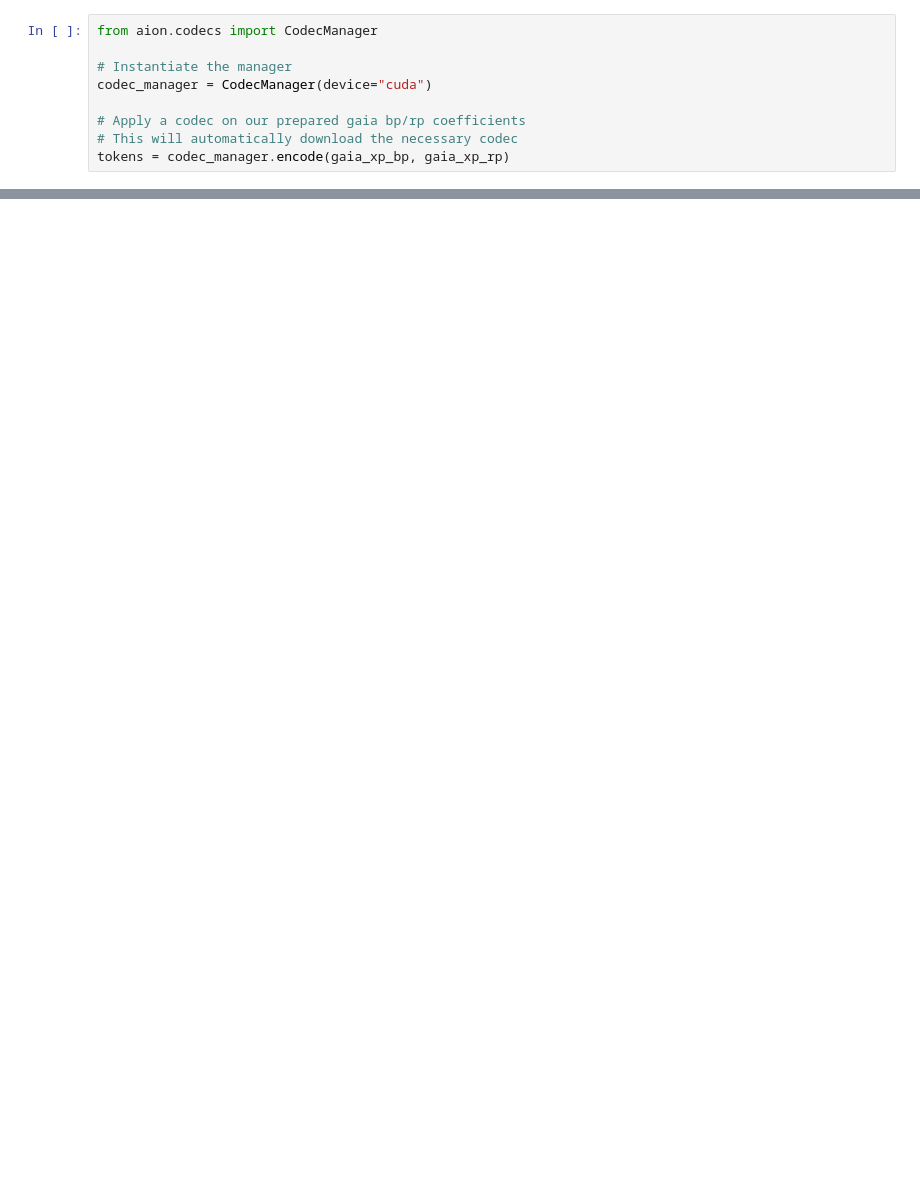
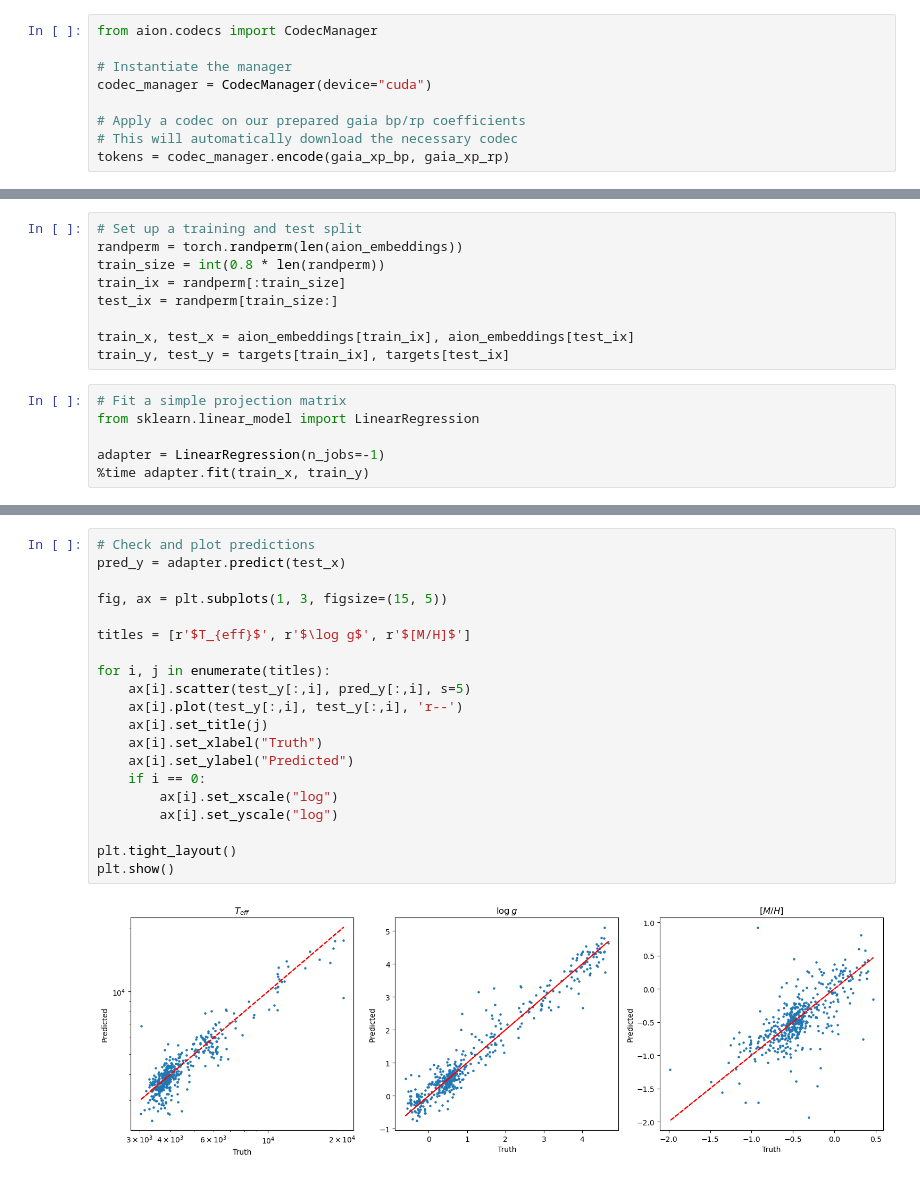
Before and after one commit to ashodkh/AION, a Jupyter notebook: notebooks/StellarPropTutorial.ipynb, the cells around one changed output, grey strips where cells are left out. Cells and saved outputs as stored; diff of their text form; blank space fills up the shorter version.

```diff
--- a/notebooks/StellarPropTutorial.ipynb
+++ b/notebooks/StellarPropTutorial.ipynb
@@ -103,0 +178,15 @@ ValueError: x and y must have same first dimension, but have shapes (7746,) and
+# %%
+# Set up a training and test split
+randperm = torch.randperm(len(aion_embeddings))
+train_size = int(0.8 * len(randperm))
+train_ix = randperm[:train_size]
+test_ix = randperm[train_size:]
+
+train_x, test_x = aion_embeddings[train_ix], aion_embeddings[test_ix]
+train_y, test_y = targets[train_ix], targets[test_ix]
+# %%
+# Fit a simple projection matrix
+from sklearn.linear_model import LinearRegression
+
+adapter = LinearRegression(n_jobs=-1)
+%time adapter.fit(train_x, train_y)
@@ -103,0 +197,22 @@ ValueError: x and y must have same first dimension, but have shapes (7746,) and
+# %%
+# Check and plot predictions
+pred_y = adapter.predict(test_x)
+
+fig, ax = plt.subplots(1, 3, figsize=(15, 5))
+
+titles = [r'$T_{eff}$', r'$\log g$', r'$[M/H]$']
+
+for i, j in enumerate(titles):
+    ax[i].scatter(test_y[:,i], pred_y[:,i], s=5)
+    ax[i].plot(test_y[:,i], test_y[:,i], 'r--')
+    ax[i].set_title(j)
+    ax[i].set_xlabel("Truth")
+    ax[i].set_ylabel("Predicted")
+    if i == 0:
+        ax[i].set_xscale("log")
+        ax[i].set_yscale("log")
+
+plt.tight_layout()
+plt.show()
+# %% [output]
+[figure, added]
```
Also changed, not shown: parts of 19 cells of this notebook.
